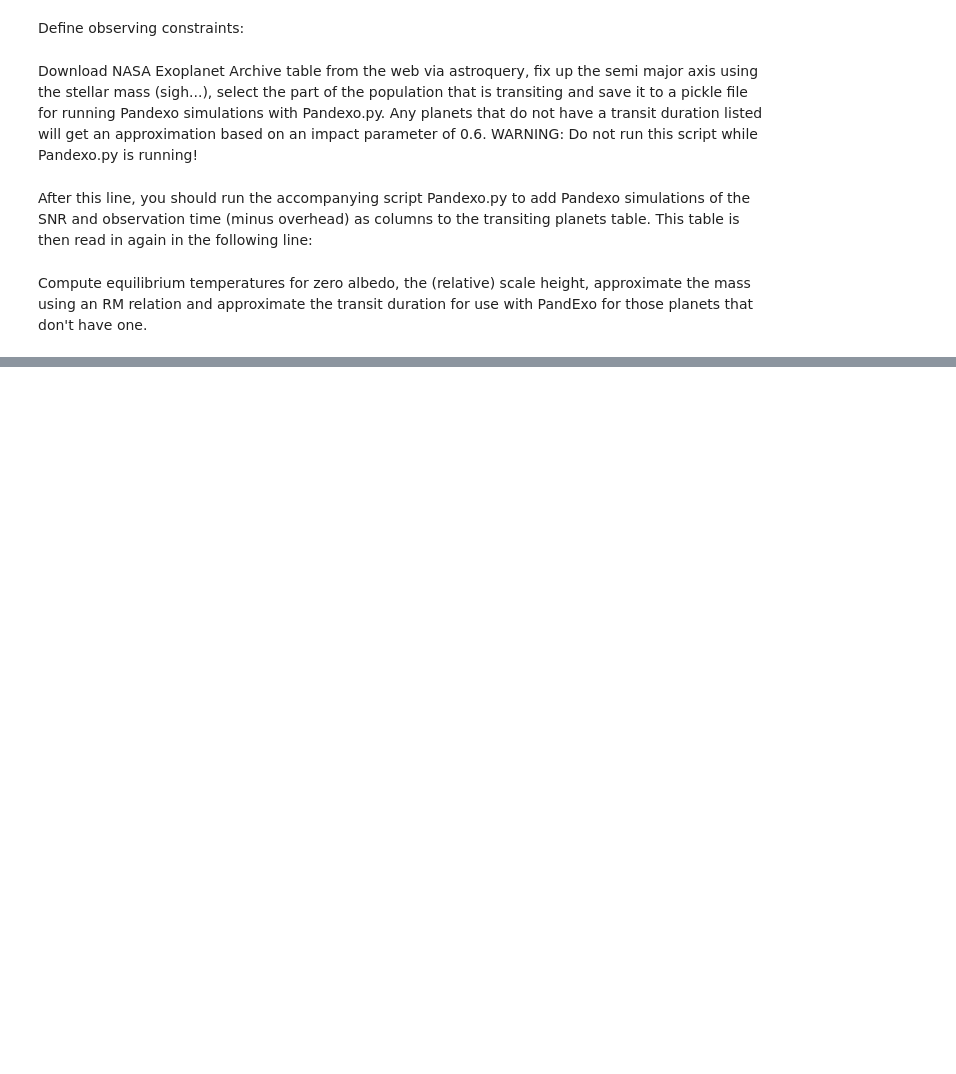
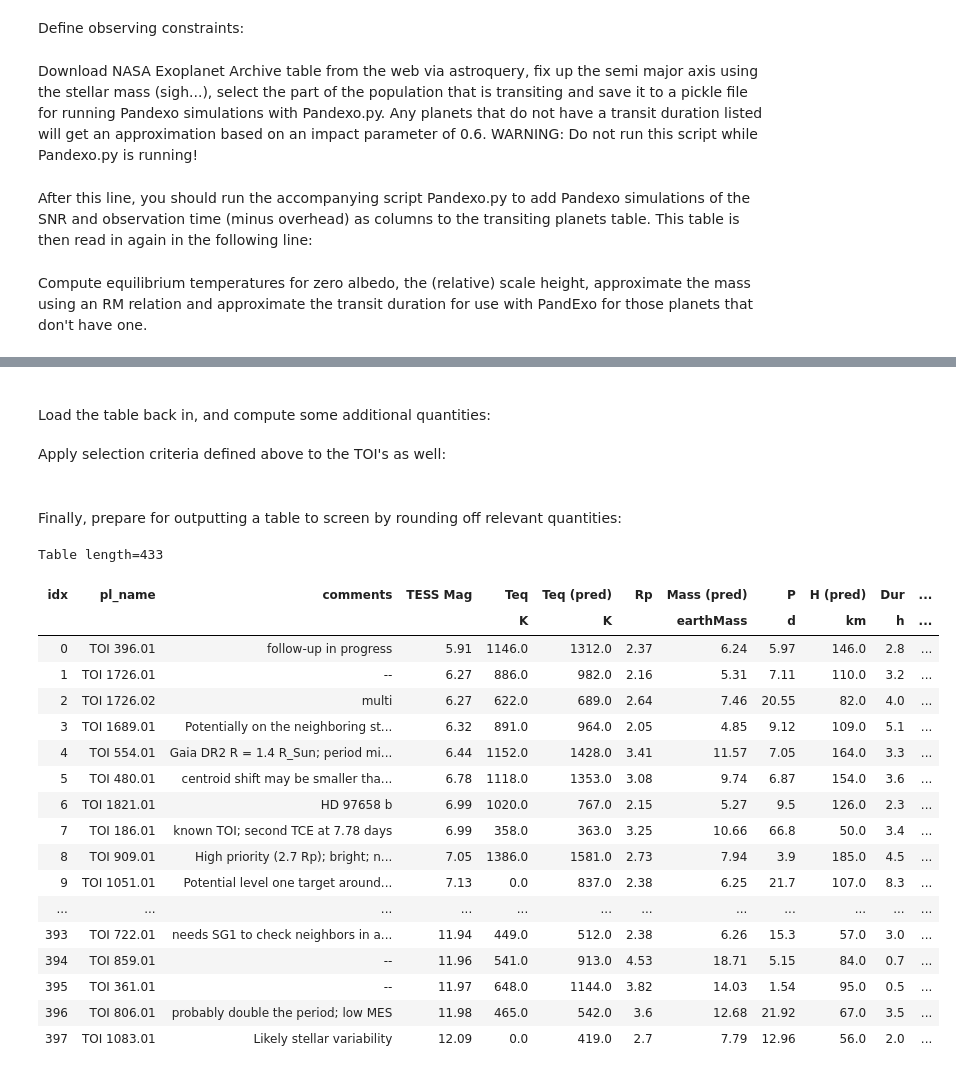
Before and after one commit to Hoeijmakers/JEST-database, a Jupyter notebook: selection_database.ipynb, the cells around one changed output, grey strips where cells are left out. Cells and saved outputs as stored; diff of their text form; code cells hidden in the pictures; blank space fills up the shorter version.

```diff
--- a/selection_database.ipynb
+++ b/selection_database.ipynb
@@ -120,0 +142,20 @@ QTable length=836
+# %%
+#We make a table to parse the exofop information in.
+TOI_transiting = Table()#analogous to the 'transiting' Table above.
+TOI_transiting['pl_name'] = ['TOI '+str(i) for i in tois['TOI']]#Parse the planet name
+TOI_transiting['comments'] = tois['Comments']#Parse the alternative name if any.
+TOI_transiting['pl_orbper'] = tois['Period (days)']*u.d#Parse orbital period.
+TOI_transiting['r_earth'] = tois['Planet Radius (R_Earth)']*u.earthRad#Parse the planet radius
+TOI_rp = TOI_transiting['r_earth'].to(u.earthRad)#Extract and cast to earth radii.
+TOI_transiting['mass_predicted']=[mass_radius(x).value for x in TOI_rp]*u.earthMass#Fill in the MR-relationship again.
+TOI_transiting['teq'] = tois['Planet Equil Temp (K)']*u.Kelvin#The equilibrium temperature, if provided.
+TOI_transiting['duration']=(tois['Duration (hours)']*u.h)
+TOI_transiting['Teff']=tois['Stellar Eff Temp (K)']*u.Kelvin
+TOI_transiting['MT']=tois['TESS Mag']
+TOI_transiting['Rstar']=tois['Stellar Radius (R_Sun)']*u.solRad
+TOI_transiting['TIC ID']=tois['TIC ID']
+TOI_transiting['Jmag']=-1.0#default
+pickle.dump(TOI_transiting, open( "TOI_table.p", "wb" ) )
+# %% [markdown]
+<br/>
+Load the table back in, and compute some additional quantities:
@@ -120,0 +181,53 @@ QTable length=836
+# %% [markdown]
+Apply selection criteria defined above to the TOI's as well:
+# %%
+#Now we apply selection criteria and adjust this into a more formatted table that we print to screen.
+TOI_transiting['teq_condition']=TOI_transiting['teq']*1.0#This is defined so that the Teq can be replaced by the predicted one if Teq=0.
+#This is used only for applying the Teq condition.
+TOI_transiting['teq_condition'][TOI_transiting['teq']==0]=TOI_transiting['teq_predicted'][TOI_transiting['teq']==0]*1.0
+temp_constraints = (TOI_transiting['teq_condition'] < teq_max) & (TOI_transiting['teq_condition'] > teq_min)
+rad_constraints = (TOI_rp < rad_max) & (TOI_rp > rad_min)
+TOI_targets = TOI_transiting[rad_constraints & temp_constraints]#This is the table that will be plotted.
+# %% [markdown]
+<br/>
+Finally, prepare for outputting a table to screen by rounding off relevant quantities:
+# %%
+TOI_targets['Teq']=np.round(TOI_targets['teq'],0)
+TOI_targets['Teq (pred)']=np.round(TOI_targets['teq_predicted'],0)
+TOI_targets['Teq (cond)']=np.round(TOI_targets['teq_condition'],0)
+TOI_targets['Rp']=np.round(TOI_targets['r_earth'],2)
+TOI_targets['H (pred)']=np.round(TOI_targets['H'],0)
+TOI_targets['P']=np.round(TOI_targets['pl_orbper'],2)*u.d
+TOI_targets['Dur']=np.round(TOI_targets['duration'],1)*u.h
+TOI_targets['TESS Mag']=np.round(TOI_targets['MT'],2)
+# targets['Dur'][TOI_transiting['Dur']==0.0]=np.nan
+
+# targets['H_ppm']=np.round(1e6*targets['signal'],2)
+# targets['JWST_ppm']=np.round(1e6*targets[JWST_mode+'_error'],1)
+# targets['SNR_H']=np.round(targets['signal']/targets[JWST_mode+'_error'],4)
+# targets['TSM (J)'] = np.round(targets['Kempton_metric'].value*100,1)
+TOI_targets['T_eff']=np.round(TOI_targets['Teff'],0)
+# targets['Mass (measured)']=np.round(targets['pl_bmasse'],2)*u.earthMass
+TOI_targets['Mass (pred)']=np.round(TOI_targets['mass_predicted'],2)*u.earthMass
+TOI_targets.sort('TESS Mag')
+TOI_targets[['pl_name', 'comments','TESS Mag', 'Teq','Teq (pred)','Rp','Mass (pred)','P','H (pred)','Dur','T_eff']].show_in_notebook()
+# %% [output]
+Table length=433
+| idx | pl_name | comments | TESS Mag | Teq | Teq (pred) | Rp | Mass (pred) | P | H (pred) | Dur | ... |
+|  |  |  |  | K | K |  | earthMass | d | km | h | ... |
+| 0 | TOI 396.01 | follow-up in progress | 5.91 | 1146.0 | 1312.0 | 2.37 | 6.24 | 5.97 | 146.0 | 2.8 | ... |
+| 1 | TOI 1726.01 | -- | 6.27 | 886.0 | 982.0 | 2.16 | 5.31 | 7.11 | 110.0 | 3.2 | ... |
+| 2 | TOI 1726.02 | multi | 6.27 | 622.0 | 689.0 | 2.64 | 7.46 | 20.55 | 82.0 | 4.0 | ... |
+| 3 | TOI 1689.01 | Potentially on the neighboring st... | 6.32 | 891.0 | 964.0 | 2.05 | 4.85 | 9.12 | 109.0 | 5.1 | ... |
+| 4 | TOI 554.01 | Gaia DR2 R = 1.4 R_Sun; period mi... | 6.44 | 1152.0 | 1428.0 | 3.41 | 11.57 | 7.05 | 164.0 | 3.3 | ... |
+| 5 | TOI 480.01 | centroid shift may be smaller tha... | 6.78 | 1118.0 | 1353.0 | 3.08 | 9.74 | 6.87 | 154.0 | 3.6 | ... |
+| 6 | TOI 1821.01 | HD 97658 b | 6.99 | 1020.0 | 767.0 | 2.15 | 5.27 | 9.5 | 126.0 | 2.3 | ... |
+| 7 | TOI 186.01 | known TOI; second TCE at 7.78 days | 6.99 | 358.0 | 363.0 | 3.25 | 10.66 | 66.8 | 50.0 | 3.4 | ... |
+| 8 | TOI 909.01 | High priority (2.7 Rp); bright; n... | 7.05 | 1386.0 | 1581.0 | 2.73 | 7.94 | 3.9 | 185.0 | 4.5 | ... |
+| 9 | TOI 1051.01 | Potential level one target around... | 7.13 | 0.0 | 837.0 | 2.38 | 6.25 | 21.7 | 107.0 | 8.3 | ... |
+| ... | ... | ... | ... | ... | ... | ... | ... | ... | ... | ... | ... |
+| 393 | TOI 722.01 | needs SG1 to check neighbors in a... | 11.94 | 449.0 | 512.0 | 2.38 | 6.26 | 15.3 | 57.0 | 3.0 | ... |
+| 394 | TOI 859.01 | -- | 11.96 | 541.0 | 913.0 | 4.53 | 18.71 | 5.15 | 84.0 | 0.7 | ... |
+| 395 | TOI 361.01 | -- | 11.97 | 648.0 | 1144.0 | 3.82 | 14.03 | 1.54 | 95.0 | 0.5 | ... |
+| 396 | TOI 806.01 | probably double the period; low MES | 11.98 | 465.0 | 542.0 | 3.6 | 12.68 | 21.92 | 67.0 | 3.5 | ... |
+| 397 | TOI 1083.01 | Likely stellar variability | 12.09 | 0.0 | 419.0 | 2.7 | 7.79 | 12.96 | 56.0 | 2.0 | ... |
```
Also changed, not shown: parts of 12 cells of this notebook, 3 other files.
